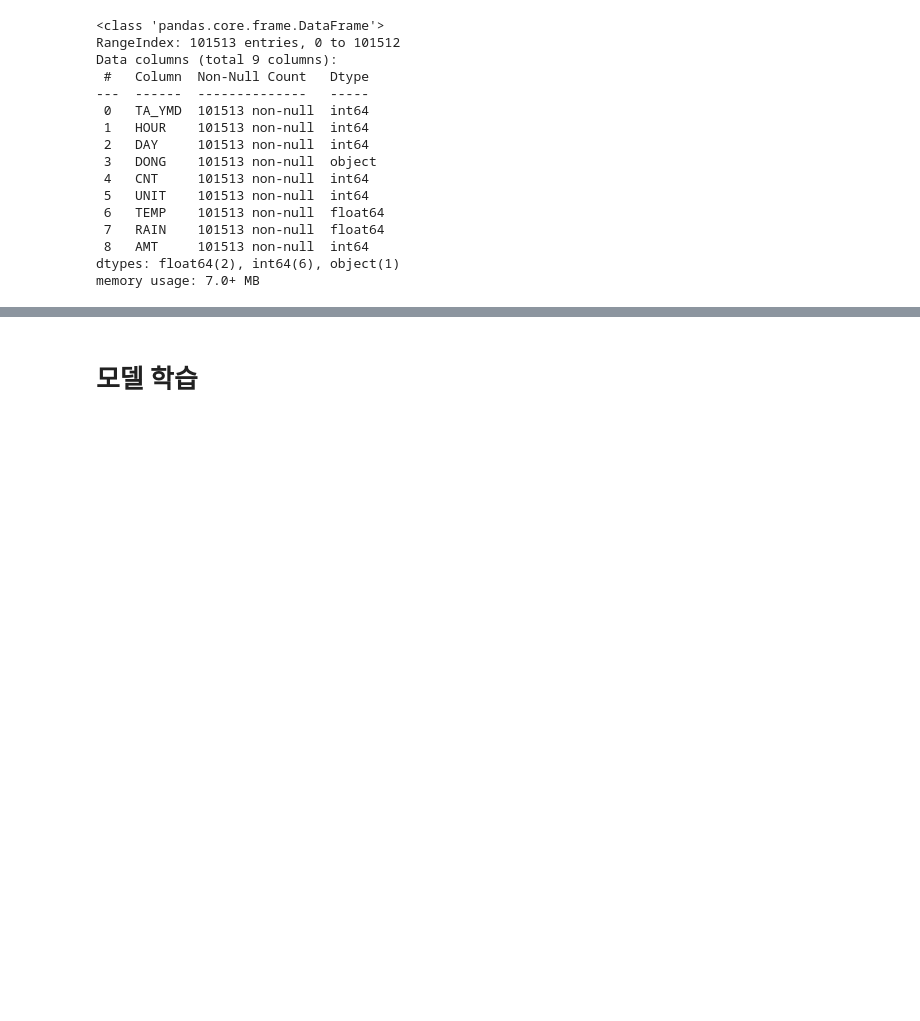
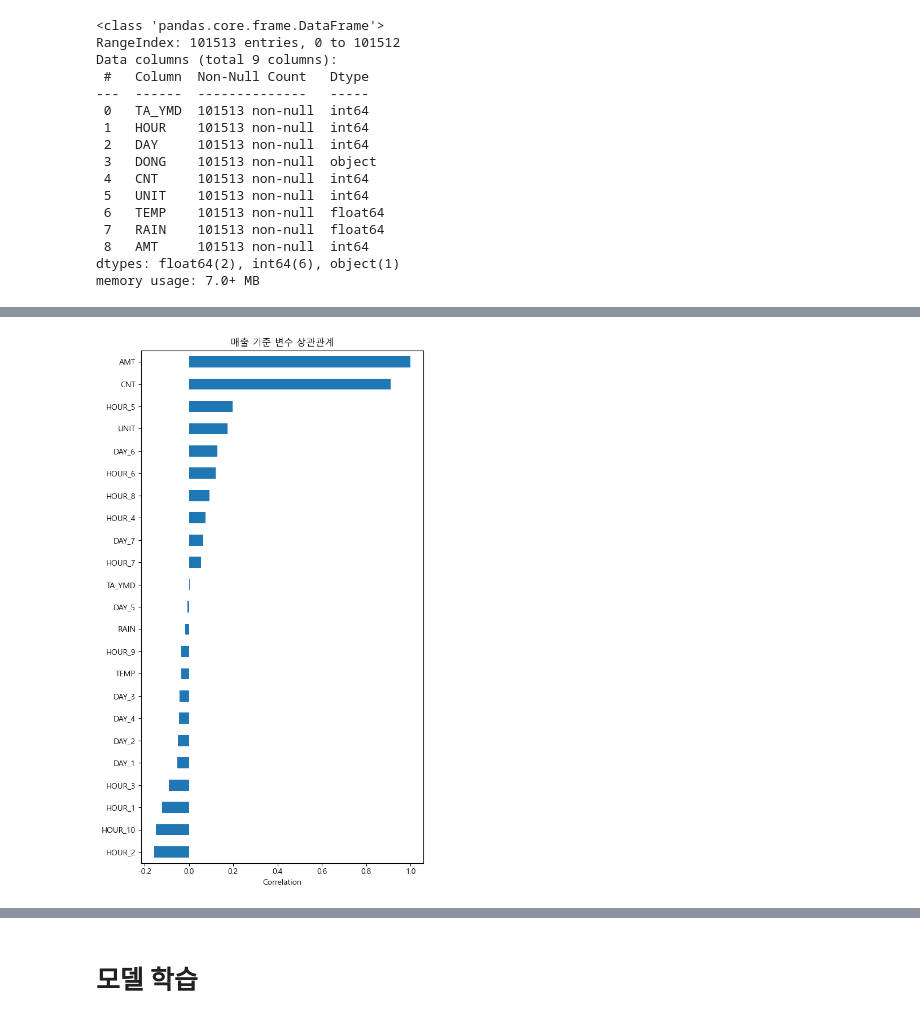
Before and after one commit to Hyo0806/1stProject, a Jupyter notebook: hyo/김효경_ML.ipynb, the cells around one changed output, grey strips where cells are left out. Saved outputs shown, nothing was run; the diff lists cells and outputs as text; code cells hidden in the pictures; blank space fills up the shorter version.

```diff
--- a/hyo/김효경_ML.ipynb
+++ b/hyo/김효경_ML.ipynb
@@ -48,0 +102,14 @@ memory usage: 7.0+ MB
+# %%
+TARGET = "AMT"
+
+sales_corr = corr[TARGET].sort_values(ascending=False)
+
+plt.figure(figsize=(6, 10))
+sales_corr.plot(kind="barh")
+plt.gca().invert_yaxis()
+plt.title("매출 기준 변수 상관관계")
+plt.xlabel("Correlation")
+plt.tight_layout()
+plt.show()
+# %% [output]
+[figure, added]
```
Also changed, not shown: parts of 20 cells of this notebook, 3 other files.
